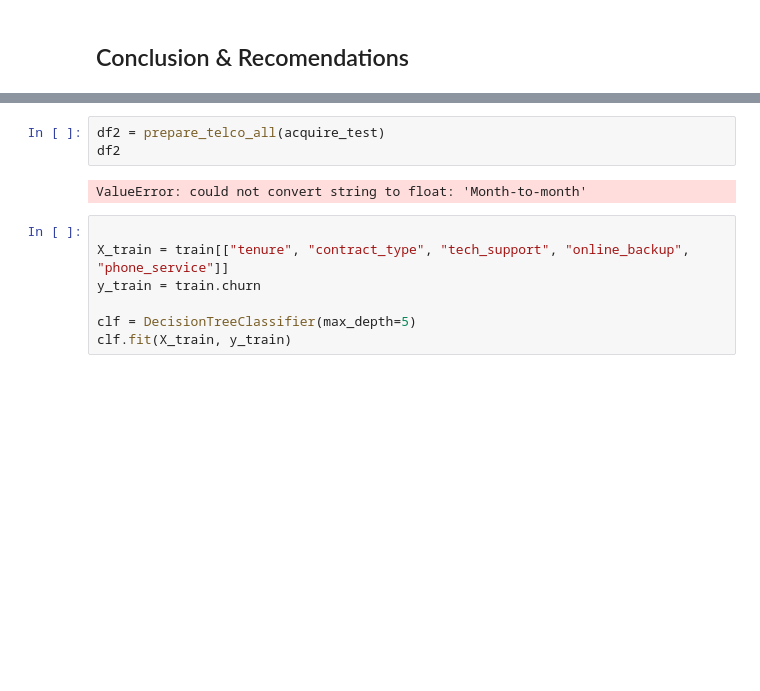
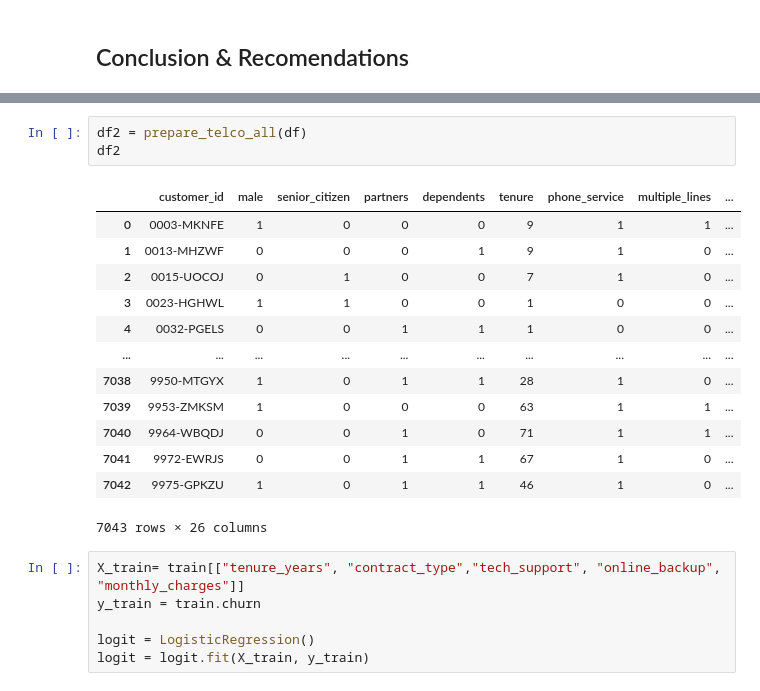
Before and after one commit to george887/telco_project, a Jupyter notebook: telco_exploration.ipynb, the cells around one changed output, grey strips where cells are left out. Cells and saved outputs as stored; diff of their text form; blank space fills up the shorter version.

```diff
--- a/telco_exploration.ipynb
+++ b/telco_exploration.ipynb
@@ -501,14 +611,25 @@ acquire_test
 # %%
-df2 = prepare_telco_all(acquire_test)
+df2 = prepare_telco_all(df)
 df2
 # %% [output]
+|  | customer_id | male | senior_citizen | partners | dependents | tenure | phone_service | multiple_lines | ... |
+| 0 | 0003-MKNFE | 1 | 0 | 0 | 0 | 9 | 1 | 1 | ... |
+| 1 | 0013-MHZWF | 0 | 0 | 0 | 1 | 9 | 1 | 0 | ... |
+| 2 | 0015-UOCOJ | 0 | 1 | 0 | 0 | 7 | 1 | 0 | ... |
+| 3 | 0023-HGHWL | 1 | 1 | 0 | 0 | 1 | 0 | 0 | ... |
+| 4 | 0032-PGELS | 0 | 0 | 1 | 1 | 1 | 0 | 0 | ... |
+| ... | ... | ... | ... | ... | ... | ... | ... | ... | ... |
+| 7038 | 9950-MTGYX | 1 | 0 | 1 | 1 | 28 | 1 | 0 | ... |
+| 7039 | 9953-ZMKSM | 1 | 0 | 0 | 0 | 63 | 1 | 1 | ... |
+| 7040 | 9964-WBQDJ | 0 | 0 | 1 | 0 | 71 | 1 | 1 | ... |
+| 7041 | 9972-EWRJS | 0 | 0 | 1 | 1 | 67 | 1 | 0 | ... |
+| 7042 | 9975-GPKZU | 1 | 0 | 1 | 1 | 46 | 1 | 0 | ... |
-ValueError: could not convert string to float: 'Month-to-month'
+7043 rows × 26 columns
 # %%
-
-X_train = train[["tenure", "contract_type", "tech_support", "online_backup", "phone_service"]]
+X_train= train[["tenure_years", "contract_type","tech_support", "online_backup", "monthly_charges"]]
 y_train = train.churn
 
-clf = DecisionTreeClassifier(max_depth=5)
-clf.fit(X_train, y_train)
+logit = LogisticRegression()
+logit = logit.fit(X_train, y_train)
 # %%
 X_train.columns
```
Also changed, not shown: parts of 61 cells of this notebook, 1 other file.
